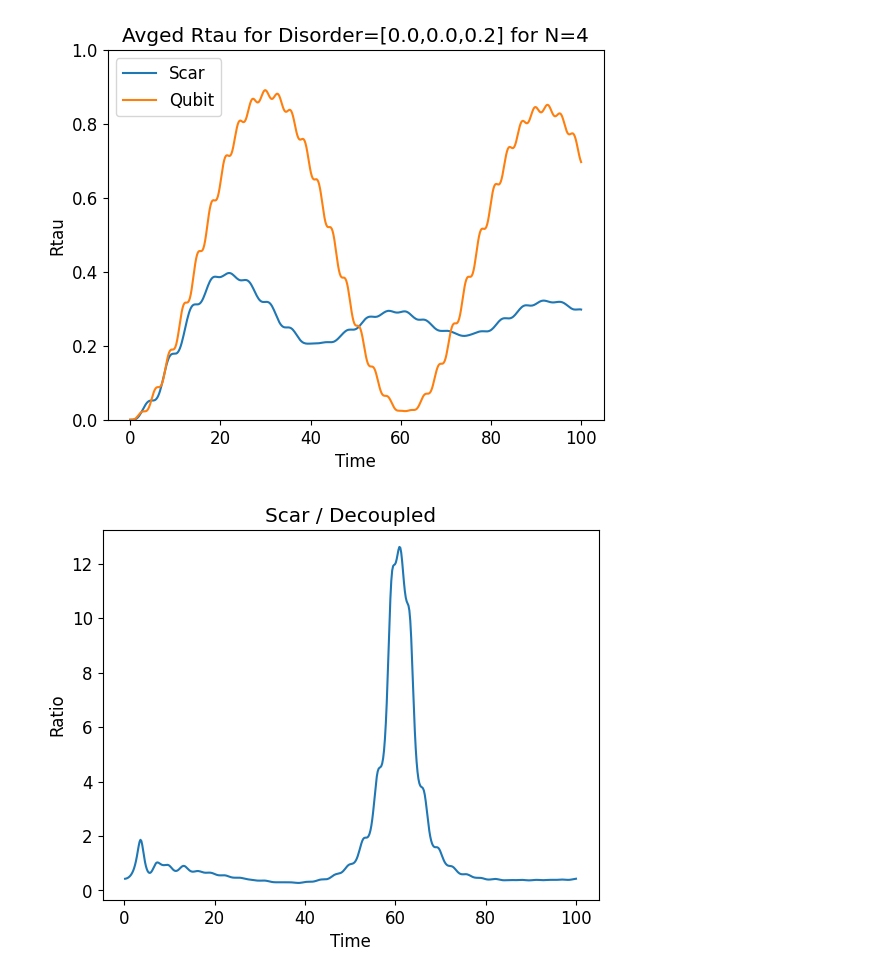
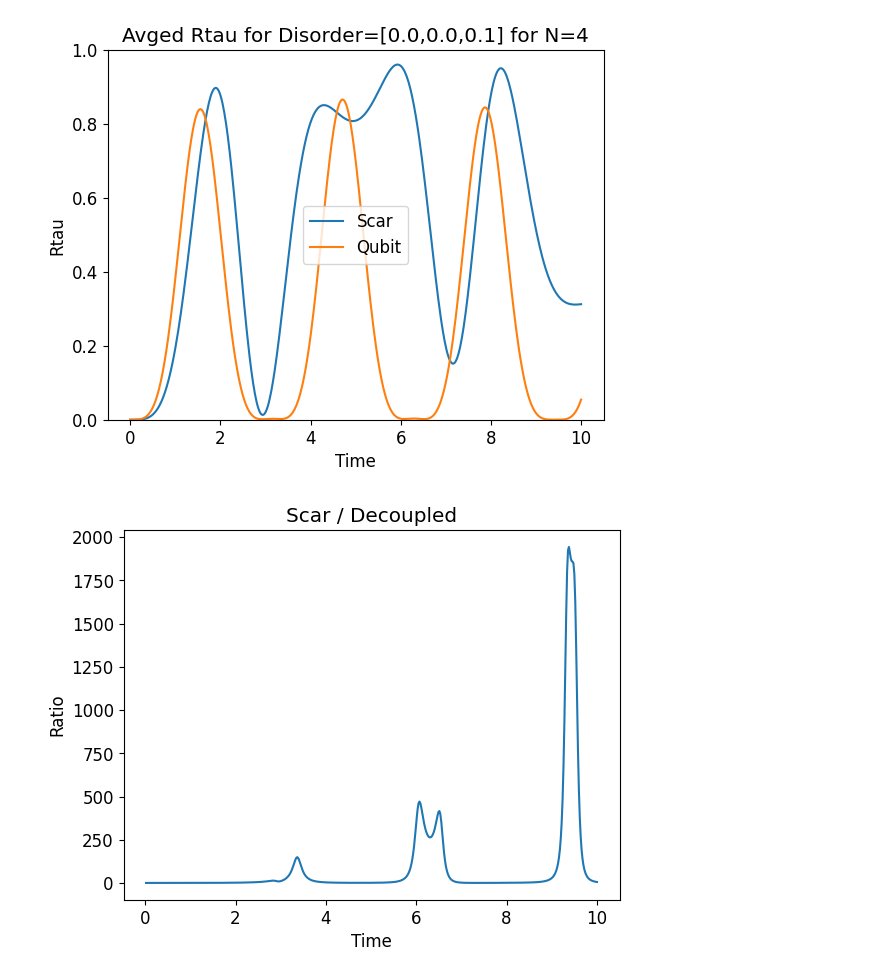
Before and after one commit to Idden/Quantum-Internship, a Jupyter notebook: Quantum_Batteries_Scars/disorder_tests/not_so_incredible_plot.ipynb, the cells around one changed output. Drawn from its saved outputs; the diff is of its cells as text; code cells hidden in the pictures.

```diff
--- a/Quantum_Batteries_Scars/disorder_tests/not_so_incredible_plot.ipynb
+++ b/Quantum_Batteries_Scars/disorder_tests/not_so_incredible_plot.ipynb
@@ -10,17 +10,17 @@ wd = 0.6365091993031
 wm = 1.0
 freq_dis = 0.00
 indv_qubit = False
-t_max = 100
-tlist = np.linspace(0, t_max, t_max * 5)
+t_max = 10
+tlist = np.linspace(0, t_max, 500)
 reals = 100
 rand = True
 
 dz = 0.0
 dy = 0.0
-dx = 0.2
+dx = 0.1
 
-args = {"A": 0.1, "omega": wd}
-qargs = {"A": 0.1, "omega": wm}
+args = {"A": 1.5, "omega": wd}
+qargs = {"A": 1.5, "omega": wm}
 
 full_scar = 0
 for _ in range(reals):
@@ -33,36 +33,35 @@ for _ in range(reals):
     full_scar += Rtau_scar
 
 full_scar = full_scar / reals
 
 full_qubit = 0
 for _ in range(reals):
-    qH0, qH1 = get_qubit_ham(N, wm=wm, ham_disorder=[dz, dy, dx], random_seed=rand, indv_qubits=indv_qubit)
-    qeigenvalues, qeigenstates = qH0.eigenstates()
+    qH0, qH1, qeigenvalues, qeigenstates = get_qubit_ham(N, wm=wm, ham_disorder=[dz, dy, dx], random_seed=rand, indv_qubit=indv_qubit)
     qbandwidth = qeigenvalues[-1] - qeigenvalues[0]
 
     qH = qt.QobjEvo([qH0, [qH1, coeff]], args=qargs)
     qpsi_t = qt.sesolve(qH, qeigenstates[0], tlist, e_ops=[qH0])
     Rtau_qubit = np.array(np.real(qpsi_t.expect[0] - qpsi_t.expect[0][0]) / qbandwidth)
     full_qubit += Rtau_qubit
 
 full_qubit = full_qubit / reals
 
 plt.title(f"Avged Rtau for Disorder=[{dz},{dy},{dx}] for N={N}")
 plt.xlabel("Time")
 plt.ylabel("Rtau")
 plt.plot(tlist, full_scar, label="Scar")
 plt.plot(tlist, full_qubit, label="Qubit")
 plt.legend()
 plt.ylim(0, 1)
 plt.show()
 
 plt.title("Scar / Decoupled")
 plt.xlabel("Time")
 plt.ylabel("Ratio")
 plt.plot(tlist, full_scar / full_qubit)
 plt.show()
 # %% [output]
-[figure, old version]
+[figure, new version]
-[figure, old version]
+[figure, new version]
 # %%
 dz = 0.0
```
Also changed, not shown: parts of 2 cells of this notebook, 10 other files.
